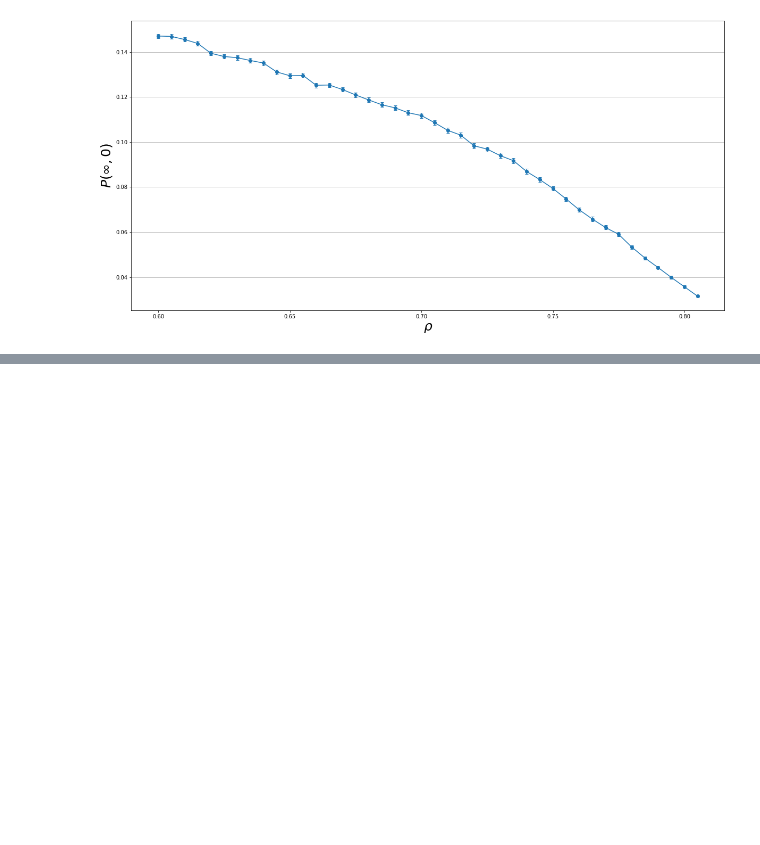
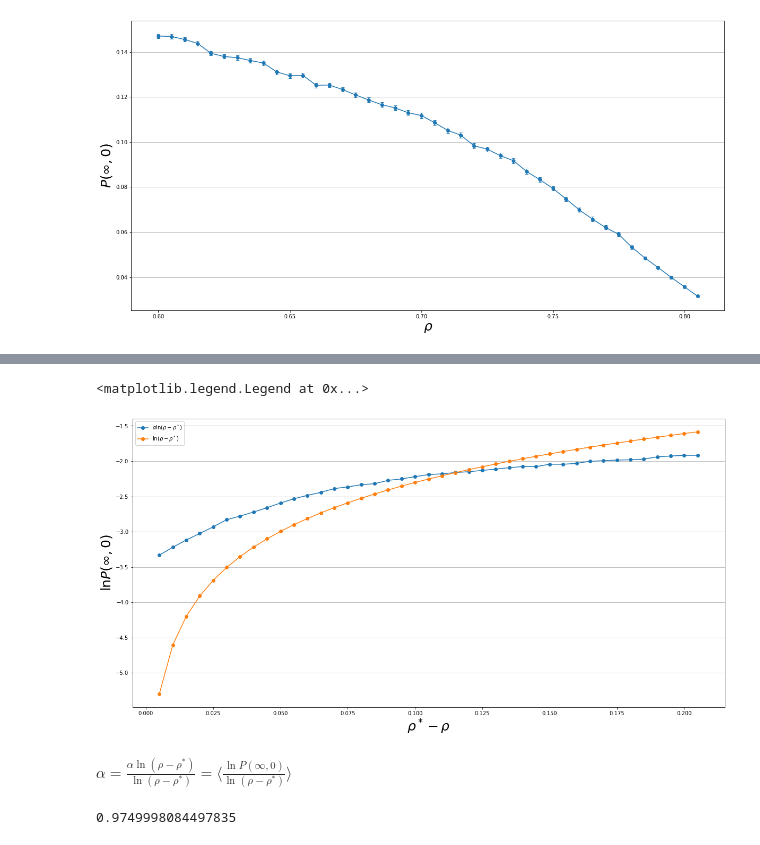
Before and after one commit to bu147/spatial-games-square-grid, a Jupyter notebook: 300x300, 200x200, 100x100, 100 replics.ipynb, the cells around one changed output, grey strips where cells are left out. Cells and saved outputs as stored; diff of their text form; code cells hidden in the pictures; blank space fills up the shorter version.

```diff
--- a/300x300, 200x200, 100x100, 100 replics.ipynb
+++ b/300x300, 200x200, 100x100, 100 replics.ipynb
@@ -268,0 +282,21 @@ Text(0, 0.5, '$P(\\infty,0)$')
+# %%
+pp = (p_star - points_close)[::-1][1:]*0.01 #исключая ноль
+lnpp = np.log(pp)
+# %%
+fig, ax = plt.subplots(1,1,figsize=(20,10))
+ax.plot(pp, np.log(aver_pers_close[::-1][1:]), '-o', label='$%s$'%'\\alpha \ln{(\\rho - \\rho^*)}')
+ax.plot(pp, lnpp, '-o', label='$%s$'%'\ln{(\\rho - \\rho^*)}')
+plt.grid(b=True, which='major', axis='y')
+ax.set_xlabel('$%s$'%'\\rho^* - \\rho',fontsize=25)
+ax.set_ylabel('$%s$'%'\ln{P(\\infty,0)}',fontsize=25)
+ax.legend()
+# %% [output]
+<matplotlib.legend.Legend at 0x...>
+[figure, added]
+# %% [markdown]
+$\alpha = \frac{\alpha \ln{(\rho - \rho^*)}}{\ln{(\rho - \rho^*)}} = \langle\frac{\ln{P(\infty,0)}}{\ln{(\rho - \rho^*)}}\rangle$
+# %%
+alpha = np.mean(np.log(aver_pers_close[::-1][1:]) / lnpp)
+print(alpha)
+# %% [output]
+0.9749998084497835
```
Also changed, not shown: parts of 4 cells of this notebook.
